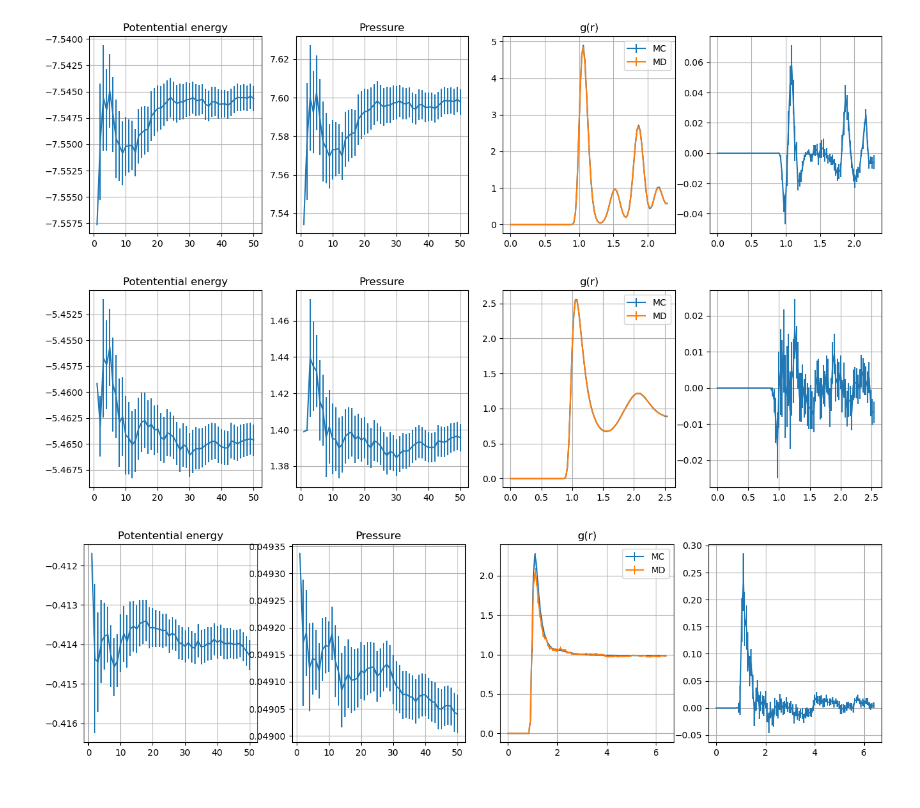
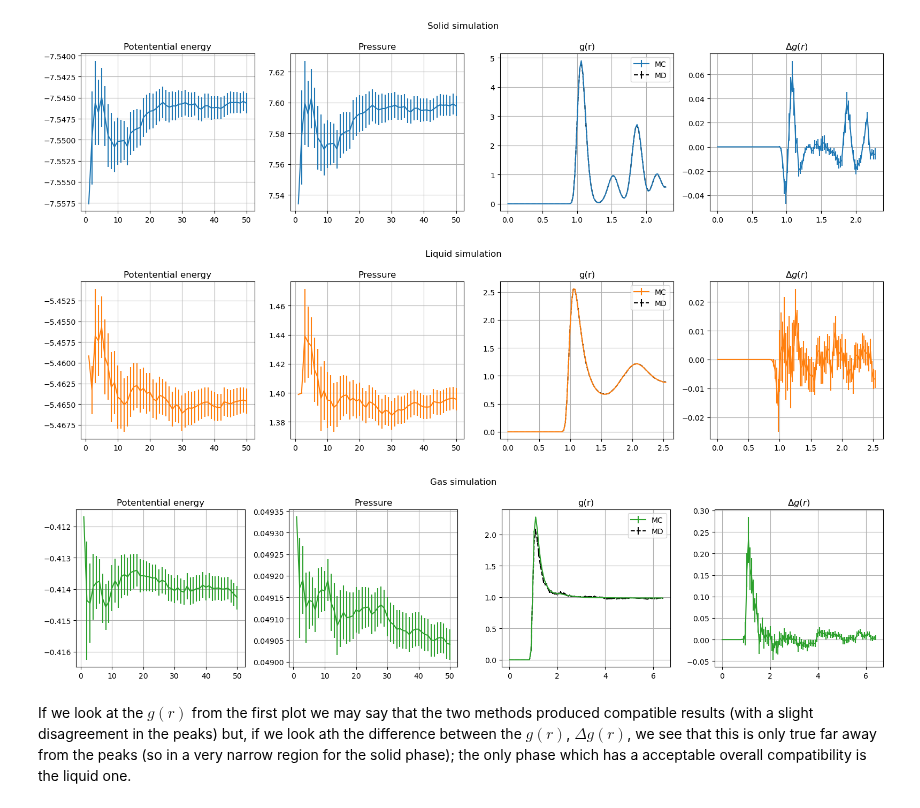
Before and after one commit to YggdrasilUrthr/NSL, a Jupyter notebook: Lab7/Lab7.ipynb, the cells around one changed output. Cells and saved outputs as stored; diff of their text form; code cells hidden in the pictures.

```diff
--- a/Lab7/Lab7.ipynb
+++ b/Lab7/Lab7.ipynb
@@ -31,7 +61,7 @@ plt.show()
 
 M = int(5e5)
 t_max = M
-t_blk_max = int(1e2)    # TODO increase this to 1e3
+t_blk_max = int(5e2)
 
 def Autcorr(in_data):
 
@@ -81,6 +111,9 @@ for idx, directory in enumerate(autocorr_directories):
 
     plt.subplot(1, 2, 1)
     plt.plot(autocorr_data[:, 0], autocorr_data[:, 1], label = phases[idx])
+    plt.xlabel("Step Number")
+    plt.ylabel("U/N")
+    plt.title("U/N instant values")
     plt.grid(True)
     plt.legend()
 
@@ -100,8 +133,13 @@ for idx, directory in enumerate(autocorr_directories):
 
     plt.subplot(1, 2, 2)
     plt.plot(np.arange(1, t_blk_max + 1), autocorr, label = phases[idx])
+    plt.xlabel("t")
+    plt.ylabel("$\chi(t)$")
+    plt.title("Autocorrelation")
     plt.grid(True)
     plt.legend()
 
+plt.suptitle("Autocorrelation analysis")
+plt.tight_layout()
 plt.show()
 # %% [output]
@@ -151,9 +191,12 @@ for idx, directory in enumerate(autocorr_directories):
         last_blk_errors.append(ComputeFinalBlockError(autocorr_data[:, 1], M, L))
 
     plt.plot(L_range, last_blk_errors, label = phases[idx])
+    plt.xlabel("L")
+    plt.ylabel(r"$\bar\sigma$")
+    plt.title("Statistical error analysis")
     plt.grid(True)
     plt.legend()
-#    plt.show()
 
+plt.tight_layout()
 plt.show()
 # %% [output]
@@ -163,7 +219,6 @@ eqd_path = csv_path + "Eq/"
 eqd_directories = map(os.fsencode, [eqd_path + phase for phase in phases_path])
 
 plt.figure(figsize=(7,7))
-colors = ['tab:blue', 'tab:orange', 'tab:green']
 
 nbins = 100
 
@@ -177,12 +232,20 @@ for idx, directory in enumerate(eqd_directories):
     plt.legend()
     # Gas phase graph extends asymptotically towards g(r) = 1
     plt.xlim(0, 3.0)
+    plt.xlabel("r")
+    plt.ylabel("g(r)")
+    plt.title("g(r)")
 
     # Graph error bars separately (too small to be seen in main graph)
     plt.subplot(4, 1, 2 + idx, sharex = ax1)
     plt.errorbar(gr_data[0, :], np.zeros(nbins), yerr = gr_data[2, :], label = phases[idx], color = colors[idx])
+    plt.xlabel("r")
+    plt.ylabel(r"$\sigma_{g(r)}$")
+    plt.title("Error, {} phase".format(phases[idx]))
     plt.grid(True)
     plt.legend()
 
+plt.suptitle("Radial distribution function")
+plt.tight_layout()
 plt.show()
 # %% [output]
@@ -202,38 +271,49 @@ for idx, phase in enumerate(phases_path):
 
         data_path = ar_path + sample_meth_path[0] + "Eq/" + phase
         data = np.loadtxt(data_path + fname)
 
         plt.subplot(1, 4, gidx + 1)
-        plt.errorbar(data[:,0], data[:,2], yerr=data[:,3])
+        plt.errorbar(data[:,0], data[:,2], yerr=data[:,3], color = colors[idx])
         plt.grid(True)
         plt.title(titles[gidx])
 
     gr_complete_data = []
 
     for smidx, smet in enumerate(sample_meth_path):
 
         data_path = ar_path + smet + "Eq/" + phase
 
+        gr_color = colors[idx]
+        gr_ord = 10
+        gr_ls = "-"
+        if smet == "MD/":
+            gr_color = "black"
+            gr_ord = 0
+            gr_ls = "--"
+
         gr_data = np.loadtxt(data_path + "output_gr.dat")
         gr_complete_data.append(gr_data)
         plt.subplot(1, 4, 3)
-        plt.errorbar(gr_data[0, :], gr_data[1, :], yerr = gr_data[2, :], label = sample_meth[smidx])
+        plt.errorbar(gr_data[0, :], gr_data[1, :], yerr = gr_data[2, :], label = sample_meth[smidx], c = gr_color, zorder = gr_ord, ls = gr_ls)
         plt.grid(True)
         plt.title("g(r)")
         plt.legend()
 
     # Error in difference between g(r) given by sum of errors, since this is the maximum allowed error
 
     plt.subplot(1, 4, 4)
     gr_diff = gr_complete_data[0][1, :] - gr_complete_data[1][1, :]
     gr_diff_err = gr_complete_data[0][2, :] + gr_complete_data[1][2, :]
-    plt.errorbar(gr_complete_data[0][0, :], gr_diff, yerr = gr_diff_err)
+    plt.errorbar(gr_complete_data[0][0, :], gr_diff, yerr = gr_diff_err, color = colors[idx])
     plt.grid(True)
+    plt.title(r"$\Delta{g(r)}$")
 
-
-
+    plt.suptitle("{} simulation".format(phases[idx]))
+    plt.tight_layout()
     plt.show()
 # %% [output]
-[figure, old version]
+[figure, new version]
-[figure, old version]
+[figure, new version]
-[figure, old version]
+[figure, new version]
+# %% [markdown]
+If we look at the $g(r)$ from the first plot we may say that the two methods produced compatible results (with a slight disagreement in the peaks) but, if we look ath the difference between the $g(r)$, $\Delta g(r)$, we see that this is only true far away from the peaks (so in a very narrow region for the solid phase); the only phase which has a acceptable overall compatibility is the liquid one.
```
Also changed, not shown: parts of 20 cells of this notebook, 4 other files.
